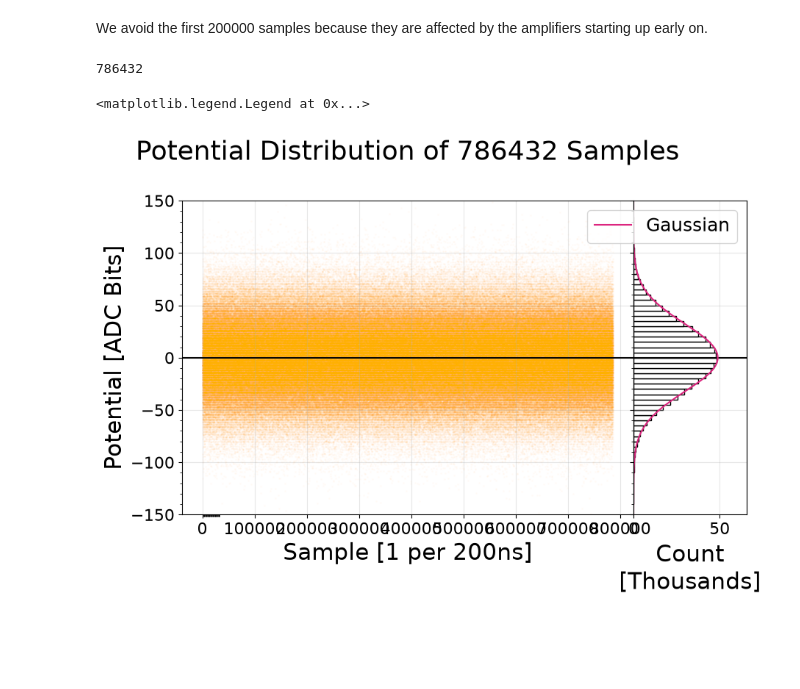
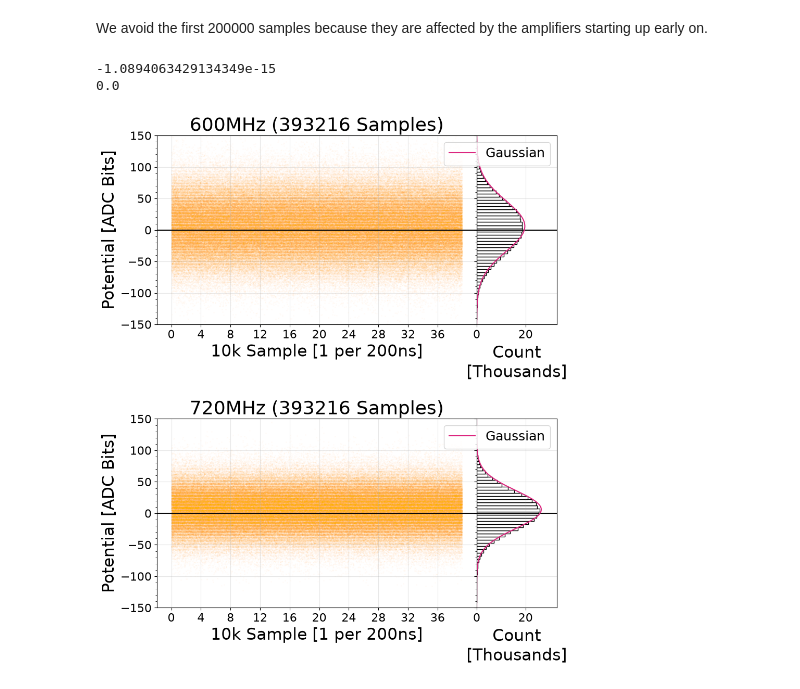
Before and after one commit to flypt7/AST326-Practicals, a Jupyter notebook: P3/code/43.ipynb, the cells around one changed output. Drawn from its saved outputs; the diff is of its cells as text; code cells hidden in the pictures; blank space fills up the shorter version.

Commit message:
split code for 4.2 and 4.3 into clearer modules. 719MHz kept for 4.2 because of its cleaner distribution, 720MHz and 600MHz in 4.3 for their very noticeable peaks

```diff
--- a/P3/code/43.ipynb
+++ b/P3/code/43.ipynb
@@ -4,7 +4,8 @@ import matplotlib.pyplot as plt
 import scipy.stats as stat
 from astropy.constants import eps0, c
 # %%
-data = np.fromfile('test719MHz_2.5MSPS.dat',dtype='int16')-2**11
+data_720 = np.fromfile('test720MHz_5MSPS.dat',dtype='int16')-2**11
+data_600 = np.fromfile('test600MHz_5MSPS.dat',dtype='int16')-2**11
 # %% [markdown]
 Let's get the mean and standard deviation of the data - **remember to subtract the mean from all the data to make it centred around 0!**
 # %%
@@ -24,53 +31,63 @@ Variance: 984.4016159181909
 # %% [markdown]
 We avoid the first 200000 samples because they are affected by the amplifiers starting up early on.
 # %%
-spl_size = 786432
+spl_size = 196608*2
 
-subspl = data[200000:spl_size+200000]
+subspls = [data_600[500000:spl_size+500000], data_720[500000:spl_size+500000]]
 
-print(len(subspl))
+for subspl in subspls:
+    subspl = subspl - np.mean(subspl)
+    print(np.mean(subspl))
 # %% [output]
-786432
+-1.0894063429134349e-15
+0.0
 # %%
 
-fig, axs = plt.subplots(1, 2, sharey=True, width_ratios=(8, 2))
-plt.subplots_adjust(left=0, right=1.2, top=1, wspace=0)
+fig, axs = plt.subplots(2, 2, sharey=True, width_ratios=(8, 2))
+plt.subplots_adjust(left=0, right=1.2, top=2, wspace=0, hspace=0.5)
 lin_range = np.arange(0, spl_size, 1)
 
-axs[0].axhline(0, color='#080808')
-axs[1].axhline(0, color='#080808')
+i = 0
 
-axs[0].set_yticks(np.arange(-150, 150, 10), minor=True)
-axs[0].set_xticks(np.arange(0, 34000, 1000), minor=True)
+for subspl in subspls:
+    axs[i][0].axhline(0, color='#080808')
+    axs[i][1].axhline(0, color='#080808')
 
-axs[0].scatter(lin_range, subspl, color='#FFB000', s=1, alpha=0.02)
-axs[0].set_ylim(-150, 150)
+    axs[i][0].set_yticks(np.arange(-150, 150, 10), minor=True)
+    axs[i][0].set_xticks(np.arange(0, len(subspl), 40000))
 
-axs[1].hist(subspl, bins=np.arange(-140, 140, 5), edgecolor='black', color='white', orientation="horizontal")
+    axs[i][0].scatter(lin_range, subspl, color='#FFB000', s=1, alpha=0.02)
+    axs[i][0].set_ylim(-150, 150)
 
-gauss_range = np.arange(-150, 151, 1)
-axs[1].plot(stat.norm.pdf(gauss_range, loc=np.mean(subspl), scale=np.std(subspl))*10**6.6, gauss_range,
-        label="Gaussian", color="#DC267F")
+    axs[i][1].hist(subspl, bins=np.arange(-140, 140, 5), edgecolor='black', color='white', orientation="horizontal", align="left")
 
-axs[1].set_xlim(0, spl_size/12)
+    gauss_range = np.arange(-150, 151, 1)
+    axs[i][1].plot(stat.norm.pdf(gauss_range, loc=np.mean(subspl), scale=np.std(subspl))*10**6.3, gauss_range,
+                label="Gaussian", color="#DC267F")
 
-axs[1].xaxis.set_major_formatter(lambda x,y: int(x / 1000))
+    axs[i][1].set_xlim(0, spl_size/12)
 
-axs[0].set_title(f"Potential Distribution of {spl_size} Samples\n", fontsize=26)
-axs[0].set_ylabel("Potential [ADC Bits]", fontsize=22)
-axs[0].set_xlabel("Sample [1 per 200ns]", fontsize=22)
+    axs[i][0].xaxis.set_major_formatter(lambda x,y: int(x / 10000))
+    axs[i][1].xaxis.set_major_formatter(lambda x,y: int(x / 1000))
 
-axs[1].set_xlabel("Count\n[Thousands]", fontsize=22)
+    name = "600MHz" if i == 0 else "720MHz"
 
-axs[0].tick_params(labelsize=16)
-axs[1].tick_params(labelsize=16)
+    axs[i][0].set_title(f"{name} ({spl_size} Samples)", fontsize=26)
+    axs[i][0].set_ylabel("Potential [ADC Bits]", fontsize=22)
+    axs[i][0].set_xlabel("10k Sample [1 per 200ns]", fontsize=22)
 
-axs[0].grid(alpha=0.3, zorder=-10)
-axs[1].grid(alpha=0.3, zorder=-10)
+    axs[i][1].set_xlabel("Count\n[Thousands]", fontsize=22)
 
-axs[1].legend(fontsize=18, loc="upper right")
+    axs[i][0].tick_params(labelsize=16)
+    axs[i][1].tick_params(labelsize=16)
+
+    axs[i][0].grid(alpha=0.3, zorder=-10)
+    axs[i][1].grid(alpha=0.3, zorder=-10)
+
+    axs[i][1].legend(fontsize=18, loc="upper right")
+
+    i += 1
 # %% [output]
-<matplotlib.legend.Legend at 0x...>
-[figure, old version]
+[figure, new version]
 # %%
 # Histogram only
```
Also changed, not shown: parts of 10 cells of this notebook, 1 other file.
